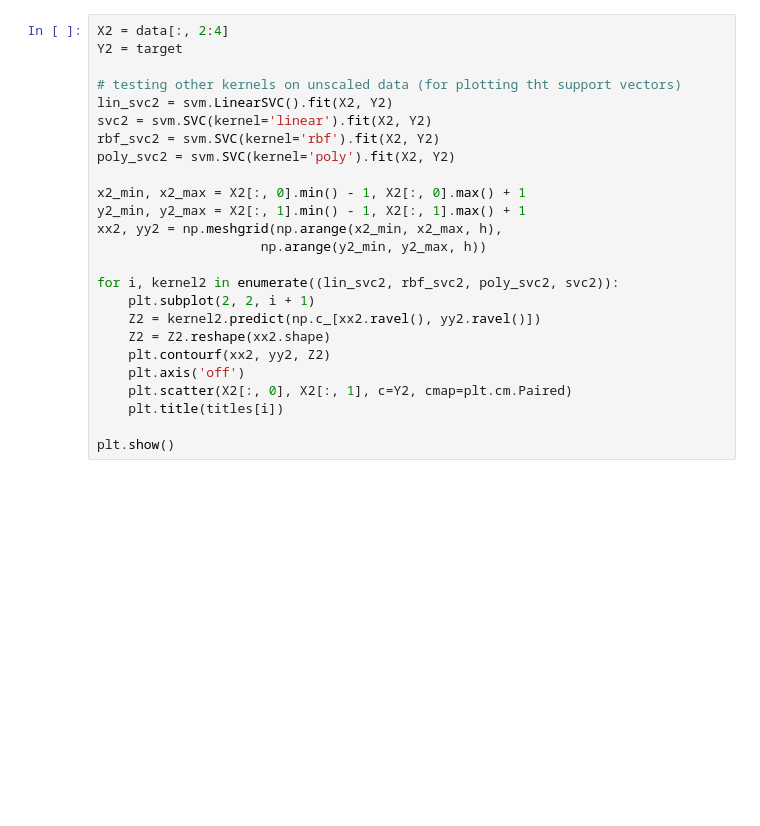
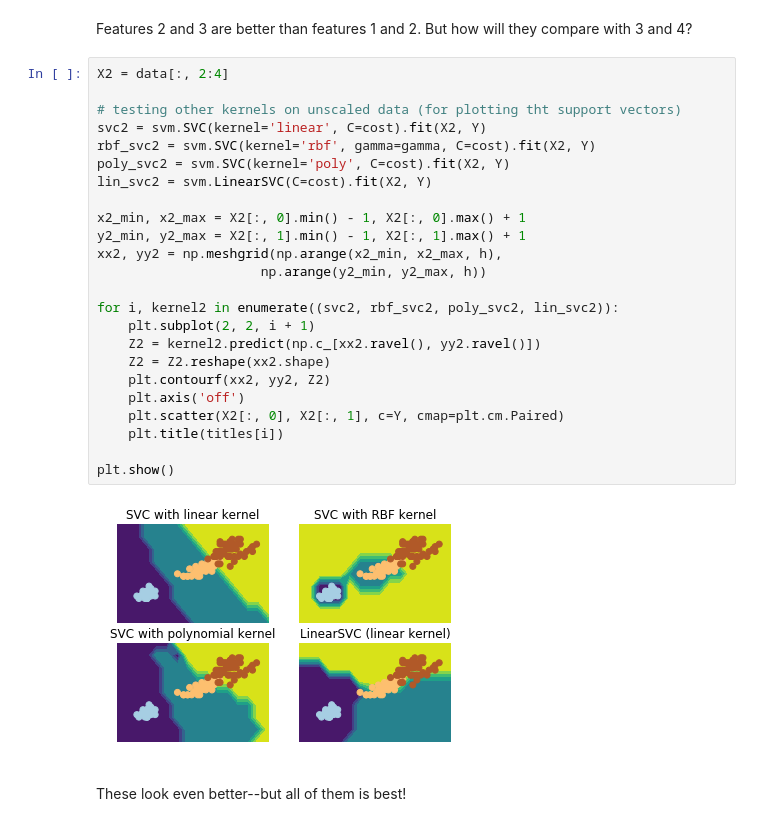
Before and after one commit to ktolle/SVMs, a Jupyter notebook: DS420_SVM.ipynb, the cells around one changed output. Saved outputs shown, nothing was run; the diff lists cells and outputs as text; blank space fills up the shorter version.

```diff
--- a/DS420_SVM.ipynb
+++ b/DS420_SVM.ipynb
@@ -94,25 +170,30 @@ plt.show()
+# %% [markdown]
+Features 2 and 3 are better than features 1 and 2. But how will they compare with 3 and 4?
 # %%
 X2 = data[:, 2:4]
-Y2 = target
 
 # testing other kernels on unscaled data (for plotting tht support vectors)
-lin_svc2 = svm.LinearSVC().fit(X2, Y2)
-svc2 = svm.SVC(kernel='linear').fit(X2, Y2)
-rbf_svc2 = svm.SVC(kernel='rbf').fit(X2, Y2)
-poly_svc2 = svm.SVC(kernel='poly').fit(X2, Y2)
+svc2 = svm.SVC(kernel='linear', C=cost).fit(X2, Y)
+rbf_svc2 = svm.SVC(kernel='rbf', gamma=gamma, C=cost).fit(X2, Y)
+poly_svc2 = svm.SVC(kernel='poly', C=cost).fit(X2, Y)
+lin_svc2 = svm.LinearSVC(C=cost).fit(X2, Y)
 
 x2_min, x2_max = X2[:, 0].min() - 1, X2[:, 0].max() + 1
 y2_min, y2_max = X2[:, 1].min() - 1, X2[:, 1].max() + 1
 xx2, yy2 = np.meshgrid(np.arange(x2_min, x2_max, h),
                      np.arange(y2_min, y2_max, h))
 
-for i, kernel2 in enumerate((lin_svc2, rbf_svc2, poly_svc2, svc2)):
+for i, kernel2 in enumerate((svc2, rbf_svc2, poly_svc2, lin_svc2)):
     plt.subplot(2, 2, i + 1)
     Z2 = kernel2.predict(np.c_[xx2.ravel(), yy2.ravel()])
     Z2 = Z2.reshape(xx2.shape)
     plt.contourf(xx2, yy2, Z2)
     plt.axis('off')
-    plt.scatter(X2[:, 0], X2[:, 1], c=Y2, cmap=plt.cm.Paired)
+    plt.scatter(X2[:, 0], X2[:, 1], c=Y, cmap=plt.cm.Paired)
     plt.title(titles[i])
 
 plt.show()
+# %% [output]
+[figure, added]
+# %% [markdown]
+These look even better--but all of them is best!
```
Also changed, not shown: parts of 17 cells of this notebook.
